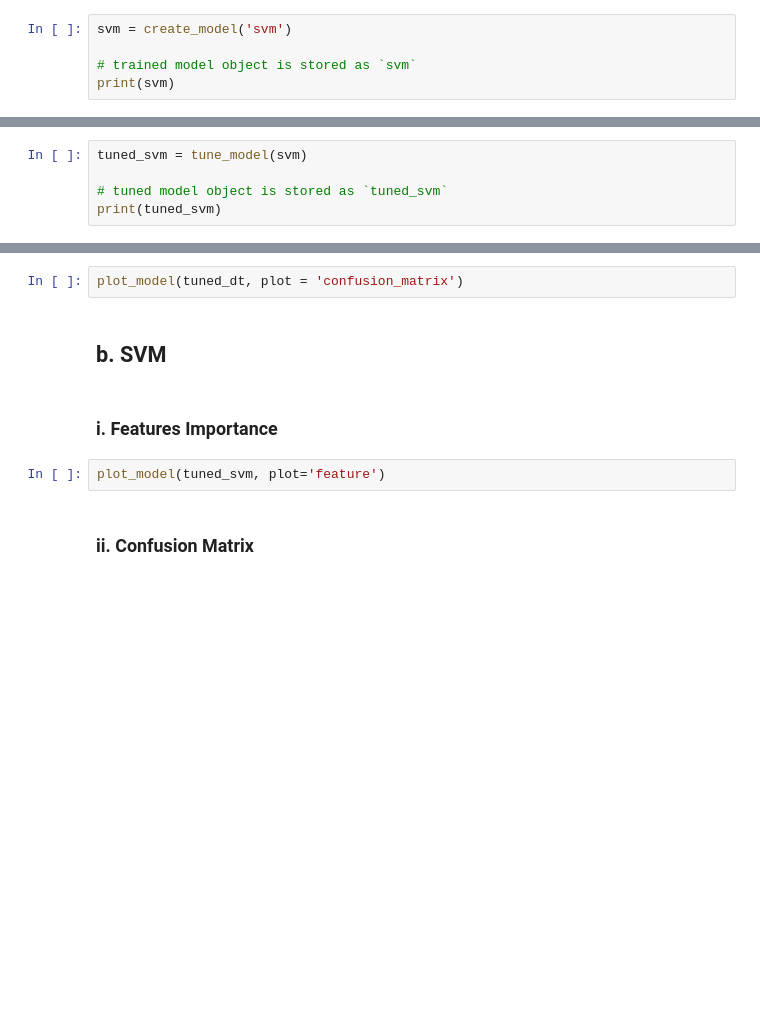
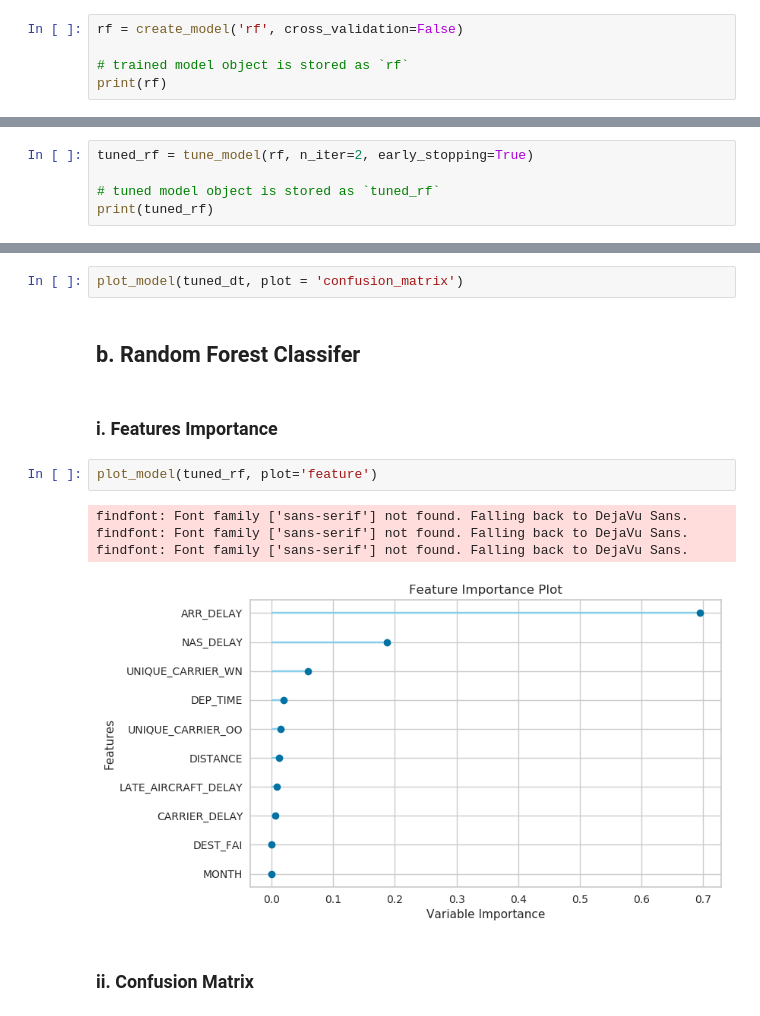
Before and after one commit to rtheman/sages, a Jupyter notebook: Flights_Delay_classification/2_Train_Model_pycaret_v1.ipynb, the cells around one changed output, grey strips where cells are left out. Saved outputs shown, nothing was run; the diff lists cells and outputs as text; blank space fills up the shorter version.

```diff
--- a/Flights_Delay_classification/2_Train_Model_pycaret_v1.ipynb
+++ b/Flights_Delay_classification/2_Train_Model_pycaret_v1.ipynb
@@ -251,5 +250,5 @@ print(dt)
 # %%
-svm = create_model('svm')
+rf = create_model('rf', cross_validation=False)
 
-# trained model object is stored as `svm`
-print(svm)
+# trained model object is stored as `rf`
+print(rf)
@@ -267,5 +279,5 @@ print(tuned_dt)
 # %%
-tuned_svm = tune_model(svm)
+tuned_rf = tune_model(rf, n_iter=2, early_stopping=True)
 
-# tuned model object is stored as `tuned_svm`
-print(tuned_svm)
+# tuned model object is stored as `tuned_rf`
+print(tuned_rf)
@@ -282,11 +308,16 @@ plot_model(tuned_dt, plot='feature')
 # %%
 plot_model(tuned_dt, plot = 'confusion_matrix')
 # %% [markdown]
-## b. SVM
+## b. Random Forest Classifer
 # %% [markdown]
 ### i. Features Importance
 # %%
-plot_model(tuned_svm, plot='feature')
+plot_model(tuned_rf, plot='feature')
+# %% [output]
+findfont: Font family ['sans-serif'] not found. Falling back to DejaVu Sans.
+findfont: Font family ['sans-serif'] not found. Falling back to DejaVu Sans.
+findfont: Font family ['sans-serif'] not found. Falling back to DejaVu Sans.
+[figure, added]
 # %% [markdown]
 ### ii. Confusion Matrix
 # %%
```
Also changed, not shown: parts of 26 cells of this notebook, 1 other file.
